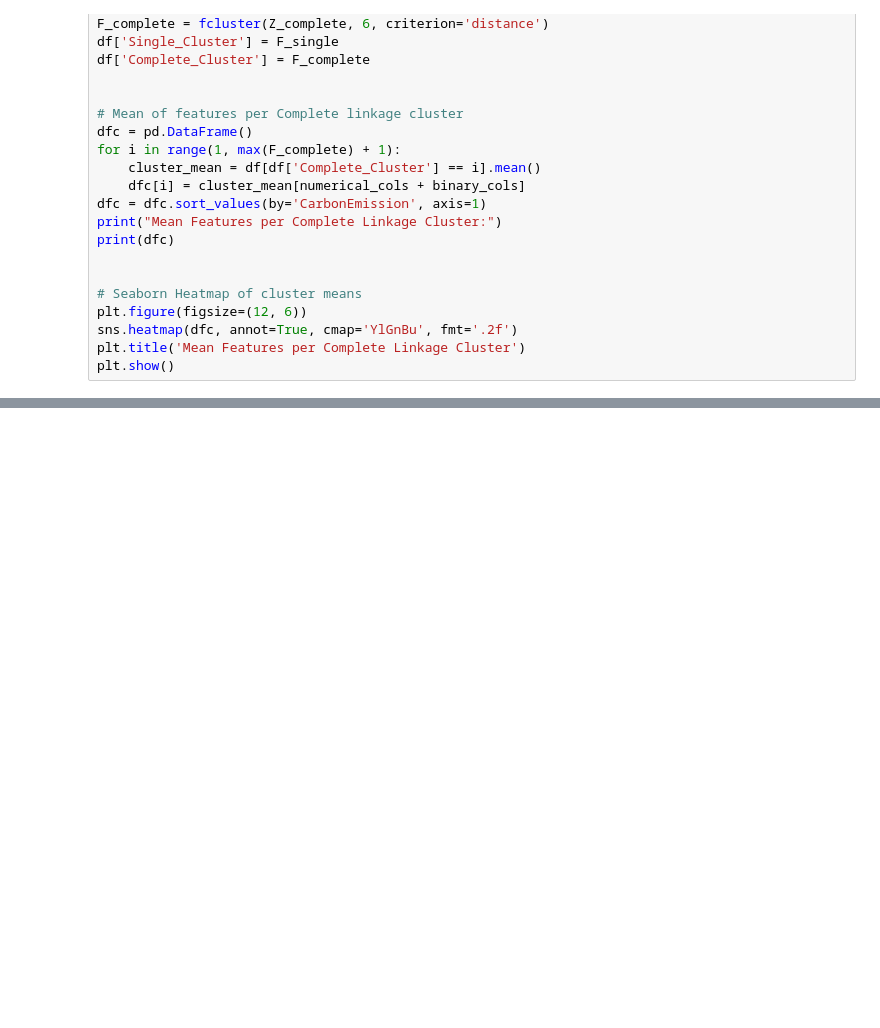
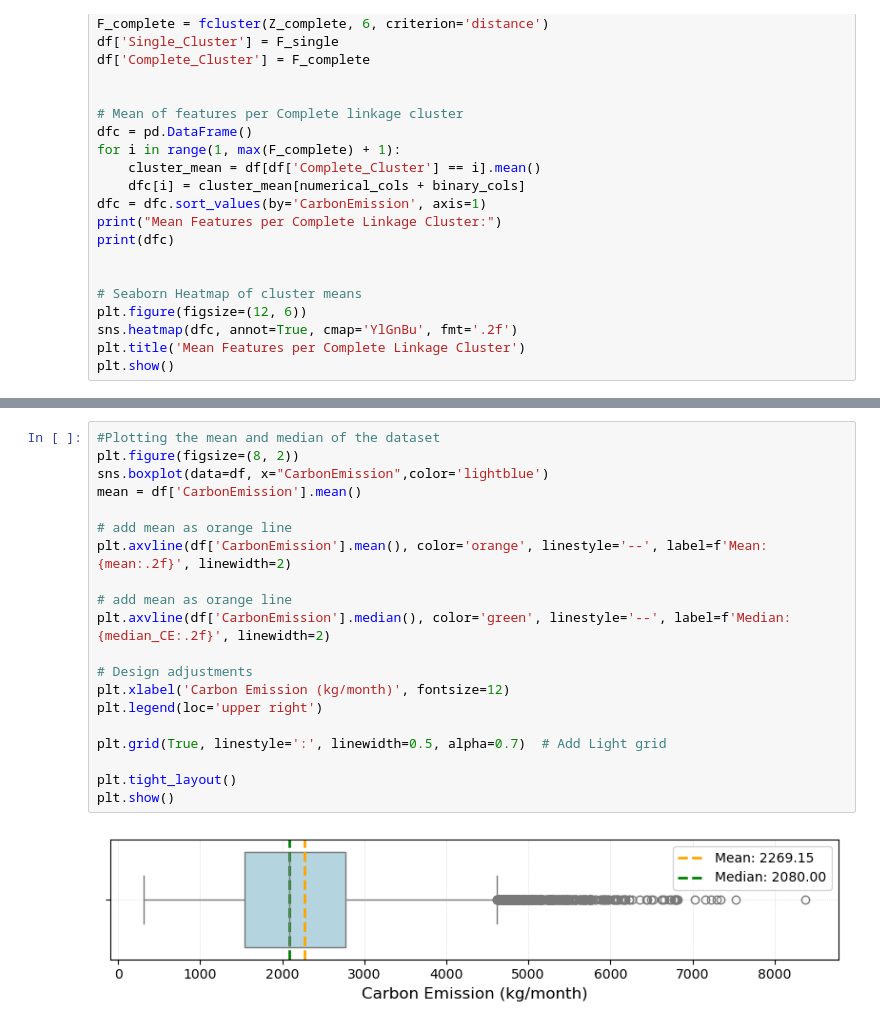
Before and after one commit to JerryYan24/CarbonFootprint, a Jupyter notebook: merged_notebook.ipynb, the cells around one changed output, grey strips where cells are left out. Drawn from its saved outputs; the diff is of its cells as text; blank space fills up the shorter version.

```diff
--- a/merged_notebook.ipynb
+++ b/merged_notebook.ipynb
@@ -788,0 +849,22 @@ plt.show()
+# %%
+#Plotting the mean and median of the dataset
+plt.figure(figsize=(8, 2))
+sns.boxplot(data=df, x="CarbonEmission",color='lightblue')
+mean = df['CarbonEmission'].mean()
+
+# add mean as orange line
+plt.axvline(df['CarbonEmission'].mean(), color='orange', linestyle='--', label=f'Mean: {mean:.2f}', linewidth=2)
+
+# add mean as orange line
+plt.axvline(df['CarbonEmission'].median(), color='green', linestyle='--', label=f'Median: {median_CE:.2f}', linewidth=2)
+
+# Design adjustments
+plt.xlabel('Carbon Emission (kg/month)', fontsize=12)
+plt.legend(loc='upper right')
+
+plt.grid(True, linestyle=':', linewidth=0.5, alpha=0.7)  # Add Light grid
+
+plt.tight_layout()
+plt.show()
+# %% [output]
+[figure, added]
```
Also changed, not shown: parts of 24 cells of this notebook.
